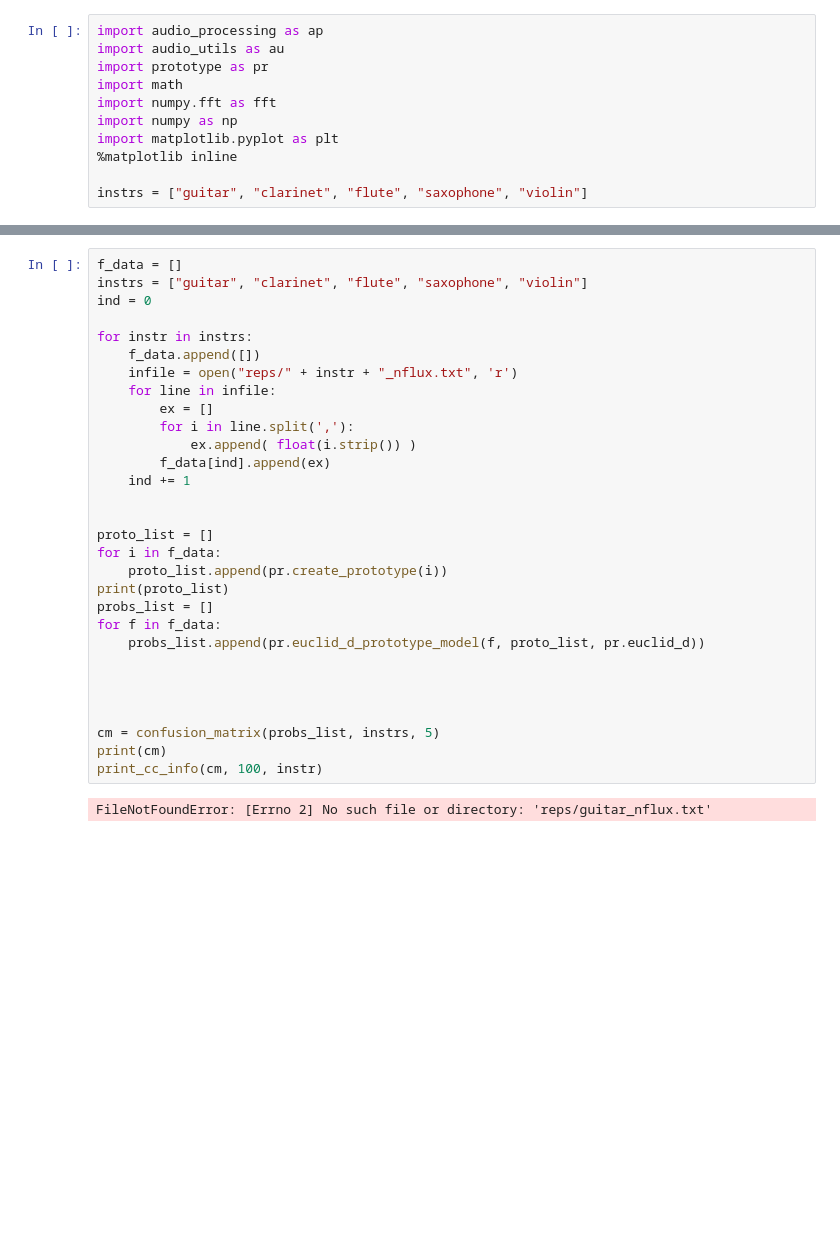
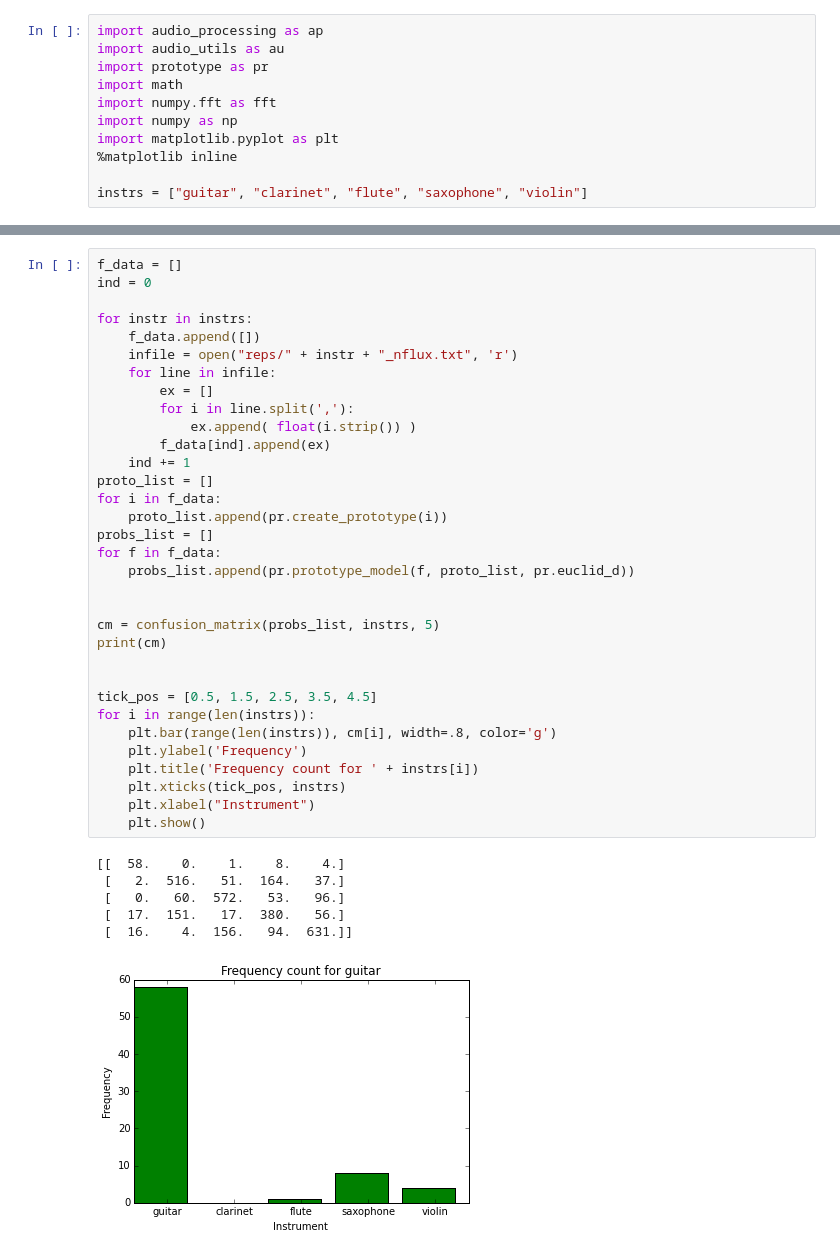
Before and after one commit to bertschingert/cs328-final, a Jupyter notebook: Testing the Prototype Model.ipynb, the cells around one changed output, grey strips where cells are left out. Cells and saved outputs as stored; diff of their text form; blank space fills up the shorter version.

```diff
--- a/Testing the Prototype Model.ipynb
+++ b/Testing the Prototype Model.ipynb
@@ -163,32 +107,40 @@ AssertionError: incompatible sizes: argument 'height' must be length 6 or scalar
 # %%
 f_data = []
-instrs = ["guitar", "clarinet", "flute", "saxophone", "violin"]
 ind = 0
 
 for instr in instrs:
     f_data.append([])
     infile = open("reps/" + instr + "_nflux.txt", 'r')
     for line in infile:
         ex = []
         for i in line.split(','):
             ex.append( float(i.strip()) )
         f_data[ind].append(ex)
     ind += 1
-
-
 proto_list = []
 for i in f_data:
     proto_list.append(pr.create_prototype(i))
-print(proto_list)
 probs_list = []
 for f in f_data:
-    probs_list.append(pr.euclid_d_prototype_model(f, proto_list, pr.euclid_d))
-
-
+    probs_list.append(pr.prototype_model(f, proto_list, pr.euclid_d))
 
 
 cm = confusion_matrix(probs_list, instrs, 5)
 print(cm)
-print_cc_info(cm, 100, instr)
+
+
+tick_pos = [0.5, 1.5, 2.5, 3.5, 4.5]
+for i in range(len(instrs)):
+    plt.bar(range(len(instrs)), cm[i], width=.8, color='g')
+    plt.ylabel('Frequency')
+    plt.title('Frequency count for ' + instrs[i])
+    plt.xticks(tick_pos, instrs)
+    plt.xlabel("Instrument")
+    plt.show()
 # %% [output]
-FileNotFoundError: [Errno 2] No such file or directory: 'reps/guitar_nflux.txt'
+[[  58.    0.    1.    8.    4.]
+ [   2.  516.   51.  164.   37.]
+ [   0.   60.  572.   53.   96.]
+ [  17.  151.   17.  380.   56.]
+ [  16.    4.  156.   94.  631.]]
+[figure, added]
```
Also changed, not shown: parts of 10 cells of this notebook.
